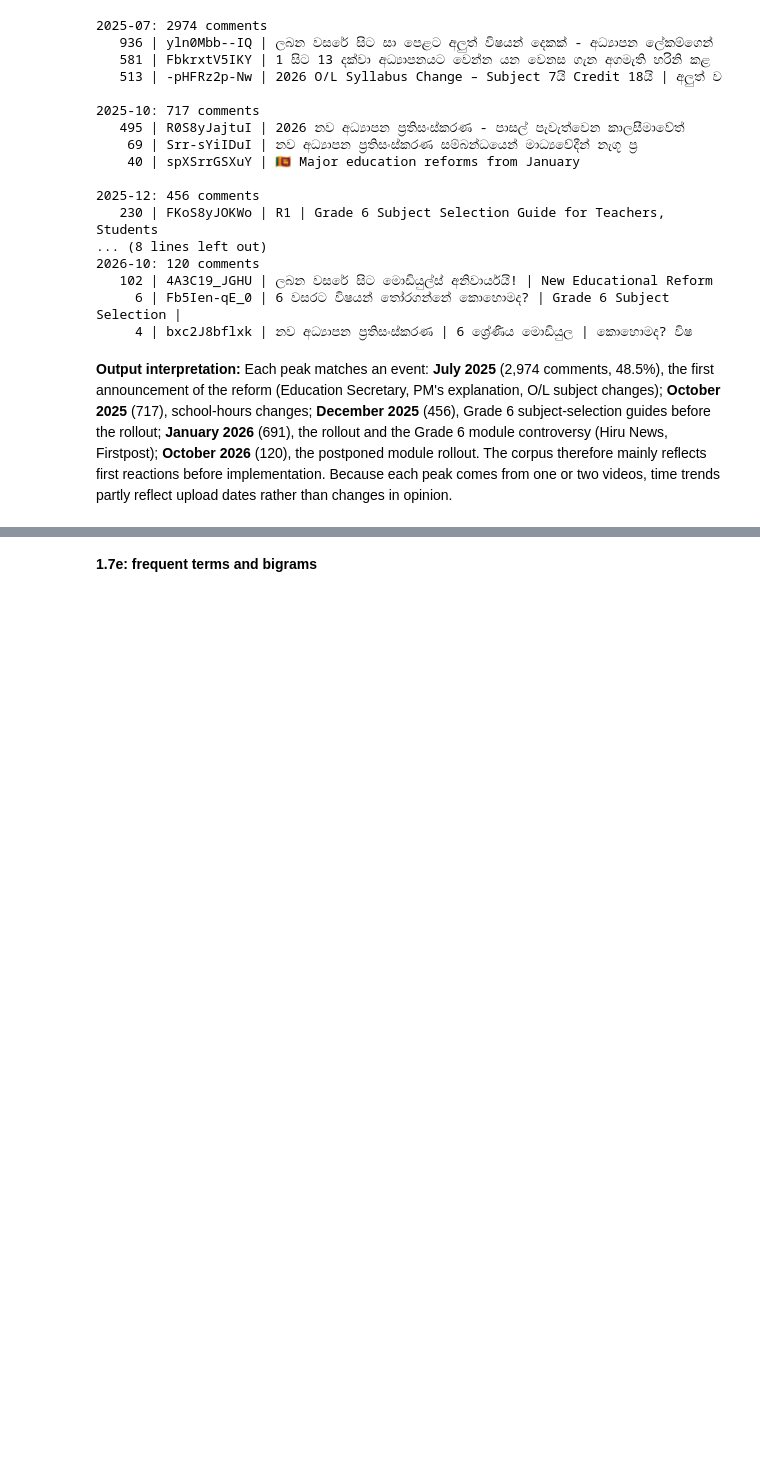
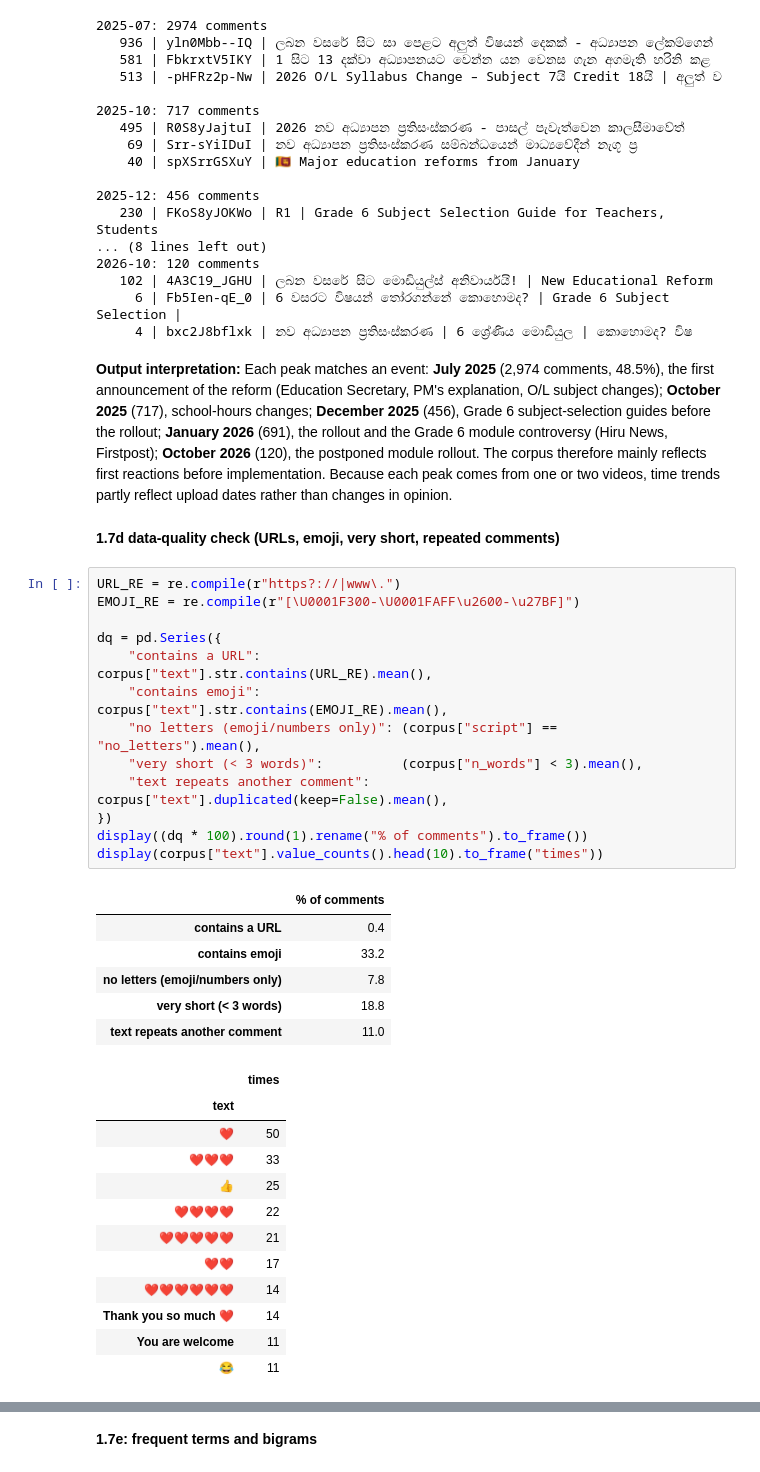
Before and after one commit to SiyumiJayawardhane/sl-edu-reform-voices, a Jupyter notebook: Solution_2410215.ipynb, the cells around one changed output, grey strips where cells are left out. Cells and saved outputs as stored; diff of their text form; blank space fills up the shorter version.

Commit message:
Task 1.7d: data-quality check (emoji 33%, repeated texts are reactions not spam) Task 1.8: Task 1 summary and limitations; fix 0.2 heading and re-run note

```diff
--- a/Solution_2410215.ipynb
+++ b/Solution_2410215.ipynb
@@ -777,3 +777,37 @@ for m in ["2025-07", "2025-10", "2025-12", "2026-01", "2026-10"]:
      4 | bxc2J8bflxk | නව අධ්‍යාපන ප්‍රතිසංස්කරණ | 6 ශ්‍රේණිය මොඩියුල | කොහොමද? විෂ
 # %% [markdown]
 **Output interpretation:** Each peak matches an event: **July 2025** (2,974 comments, 48.5%), the first announcement of the reform (Education Secretary, PM's explanation, O/L subject changes); **October 2025** (717), school-hours changes; **December 2025** (456), Grade 6 subject-selection guides before the rollout; **January 2026** (691), the rollout and the Grade 6 module controversy (Hiru News, Firstpost); **October 2026** (120), the postponed module rollout. The corpus therefore mainly reflects first reactions before implementation. Because each peak comes from one or two videos, time trends partly reflect upload dates rather than changes in opinion.
+# %% [markdown]
+**1.7d data-quality check (URLs, emoji, very short, repeated comments)**
+# %%
+URL_RE = re.compile(r"https?://|www\.")
+EMOJI_RE = re.compile(r"[\U0001F300-\U0001FAFF\u2600-\u27BF]")
+
+dq = pd.Series({
+    "contains a URL":                  corpus["text"].str.contains(URL_RE).mean(),
+    "contains emoji":                  corpus["text"].str.contains(EMOJI_RE).mean(),
+    "no letters (emoji/numbers only)": (corpus["script"] == "no_letters").mean(),
+    "very short (< 3 words)":          (corpus["n_words"] < 3).mean(),
+    "text repeats another comment":    corpus["text"].duplicated(keep=False).mean(),
+})
+display((dq * 100).round(1).rename("% of comments").to_frame())
+display(corpus["text"].value_counts().head(10).to_frame("times"))
+# %% [output]
+|  | % of comments |
+| contains a URL | 0.4 |
+| contains emoji | 33.2 |
+| no letters (emoji/numbers only) | 7.8 |
+| very short (< 3 words) | 18.8 |
+| text repeats another comment | 11.0 |
+|  | times |
+| text |  |
+| ❤ | 50 |
+| ❤❤❤ | 33 |
+| 👍 | 25 |
+| ❤❤❤❤ | 22 |
+| ❤❤❤❤❤ | 21 |
+| ❤❤ | 17 |
+| ❤❤❤❤❤❤ | 14 |
+| Thank you so much ❤ | 14 |
+| You are welcome | 11 |
+| 😂 | 11 |
```
Also changed, not shown: parts of 3 cells of this notebook.
